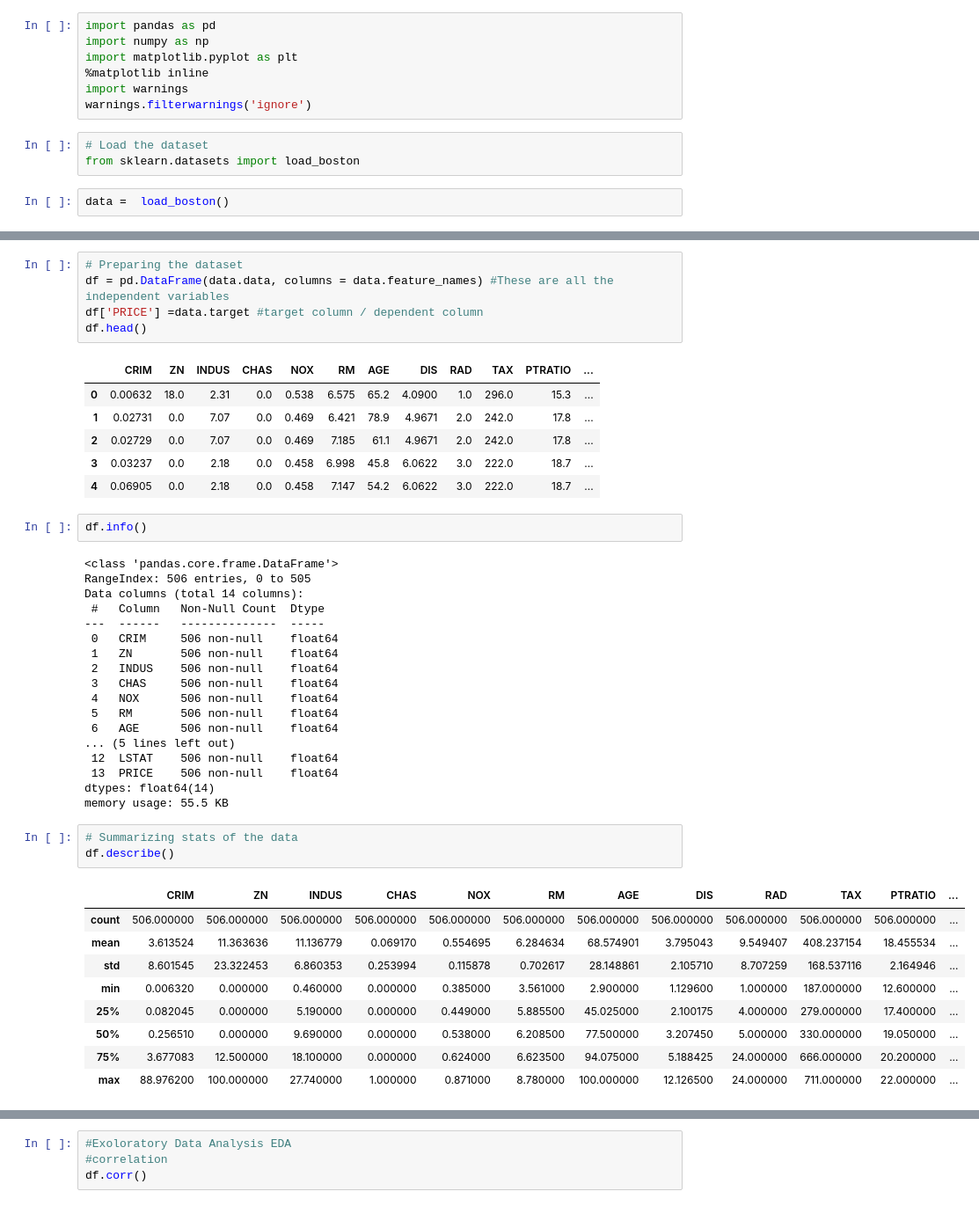
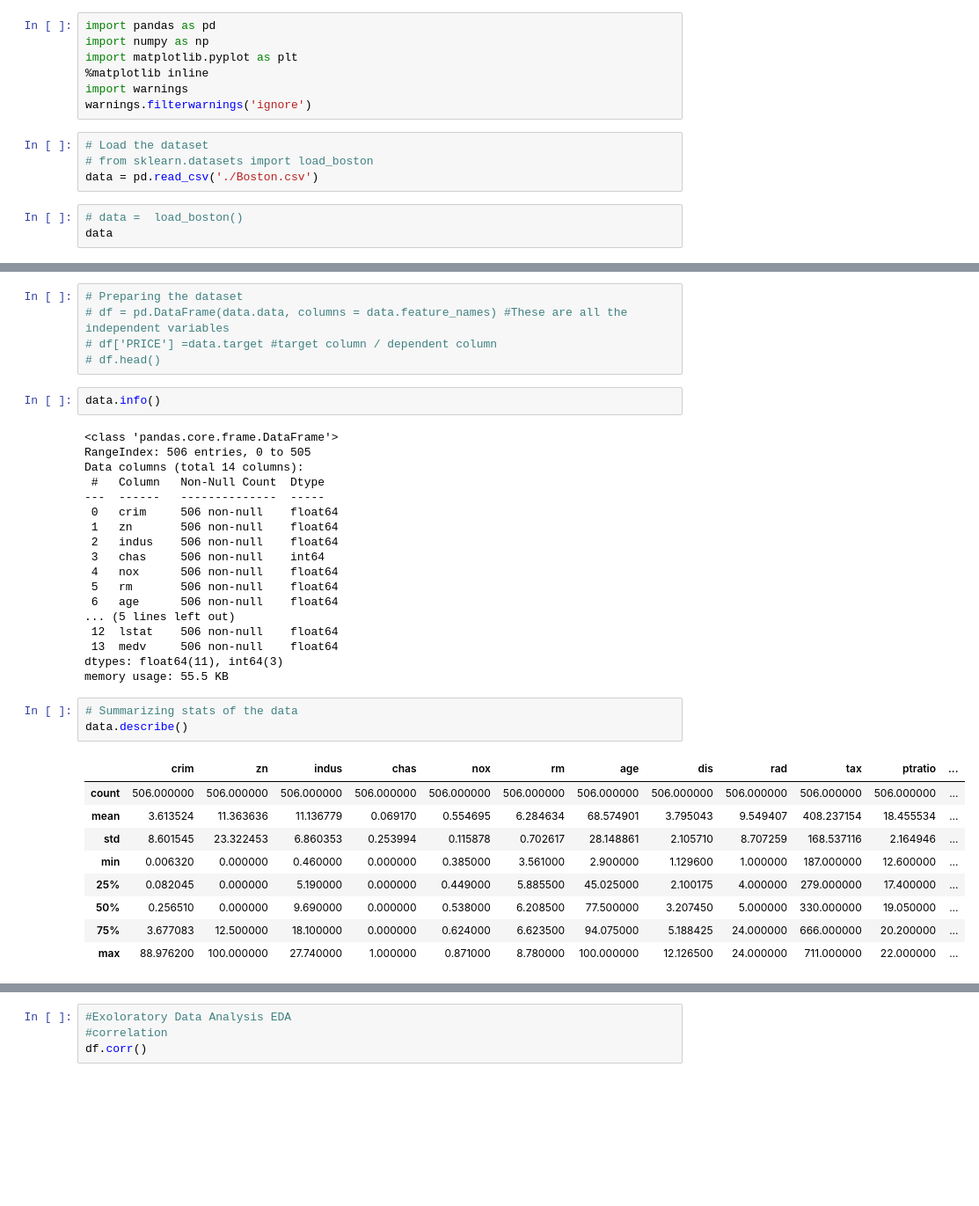
Before and after one commit to shanmugapriyasivaraj/boston_house_pricing, a Jupyter notebook: Linear Regression Implementation.ipynb, the cells around one changed output, grey strips where cells are left out. Shown at 88% size. Saved outputs shown, nothing was run; the diff lists cells and outputs as text; blank space fills up the shorter version.

```diff
--- a/Linear Regression Implementation.ipynb
+++ b/Linear Regression Implementation.ipynb
@@ -7,6 +7,8 @@ import warnings
 warnings.filterwarnings('ignore')
 # %%
 # Load the dataset
-from sklearn.datasets import load_boston
+# from sklearn.datasets import load_boston
+data = pd.read_csv('./Boston.csv')
 # %%
-data =  load_boston()
+# data =  load_boston()
+data
@@ -38,40 +41,33 @@ Boston house prices dataset
 # %%
 # Preparing the dataset
-df = pd.DataFrame(data.data, columns = data.feature_names) #These are all the independent variables
-df['PRICE'] =data.target #target column / dependent column
-df.head()
+# df = pd.DataFrame(data.data, columns = data.feature_names) #These are all the independent variables
+# df['PRICE'] =data.target #target column / dependent column
+# df.head()
-# %% [output]
-|  | CRIM | ZN | INDUS | CHAS | NOX | RM | AGE | DIS | RAD | TAX | PTRATIO | ... |
-| 0 | 0.00632 | 18.0 | 2.31 | 0.0 | 0.538 | 6.575 | 65.2 | 4.0900 | 1.0 | 296.0 | 15.3 | ... |
-| 1 | 0.02731 | 0.0 | 7.07 | 0.0 | 0.469 | 6.421 | 78.9 | 4.9671 | 2.0 | 242.0 | 17.8 | ... |
-| 2 | 0.02729 | 0.0 | 7.07 | 0.0 | 0.469 | 7.185 | 61.1 | 4.9671 | 2.0 | 242.0 | 17.8 | ... |
-| 3 | 0.03237 | 0.0 | 2.18 | 0.0 | 0.458 | 6.998 | 45.8 | 6.0622 | 3.0 | 222.0 | 18.7 | ... |
-| 4 | 0.06905 | 0.0 | 2.18 | 0.0 | 0.458 | 7.147 | 54.2 | 6.0622 | 3.0 | 222.0 | 18.7 | ... |
 # %%
-df.info()
+data.info()
 # %% [output]
 <class 'pandas.core.frame.DataFrame'>
 RangeIndex: 506 entries, 0 to 505
 Data columns (total 14 columns):
  #   Column   Non-Null Count  Dtype
 ---  ------   --------------  -----
- 0   CRIM     506 non-null    float64
- 1   ZN       506 non-null    float64
- 2   INDUS    506 non-null    float64
- 3   CHAS     506 non-null    float64
- 4   NOX      506 non-null    float64
- 5   RM       506 non-null    float64
- 6   AGE      506 non-null    float64
+ 0   crim     506 non-null    float64
+ 1   zn       506 non-null    float64
+ 2   indus    506 non-null    float64
+ 3   chas     506 non-null    int64
+ 4   nox      506 non-null    float64
+ 5   rm       506 non-null    float64
+ 6   age      506 non-null    float64
 ... (5 lines left out)
- 12  LSTAT    506 non-null    float64
- 13  PRICE    506 non-null    float64
-dtypes: float64(14)
+ 12  lstat    506 non-null    float64
+ 13  medv     506 non-null    float64
+dtypes: float64(11), int64(3)
 memory usage: 55.5 KB
 # %%
 # Summarizing stats of the data
-df.describe()
+data.describe()
 # %% [output]
-|  | CRIM | ZN | INDUS | CHAS | NOX | RM | AGE | DIS | RAD | TAX | PTRATIO | ... |
+|  | crim | zn | indus | chas | nox | rm | age | dis | rad | tax | ptratio | ... |
 | count | 506.000000 | 506.000000 | 506.000000 | 506.000000 | 506.000000 | 506.000000 | 506.000000 | 506.000000 | 506.000000 | 506.000000 | 506.000000 | ... |
 | mean | 3.613524 | 11.363636 | 11.136779 | 0.069170 | 0.554695 | 6.284634 | 68.574901 | 3.795043 | 9.549407 | 408.237154 | 18.455534 | ... |
 | std | 8.601545 | 23.322453 | 6.860353 | 0.253994 | 0.115878 | 0.702617 | 28.148861 | 2.105710 | 8.707259 | 168.537116 | 2.164946 | ... |
```
Also changed, not shown: parts of 10 cells of this notebook, 6 other files.
